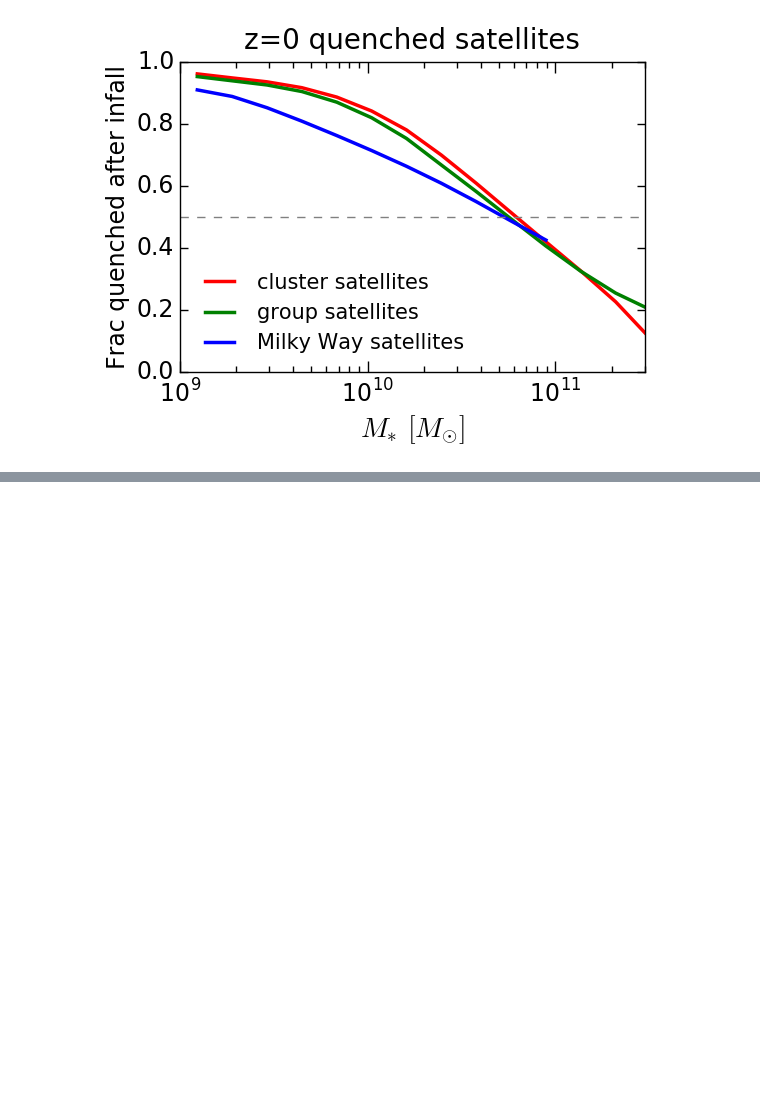
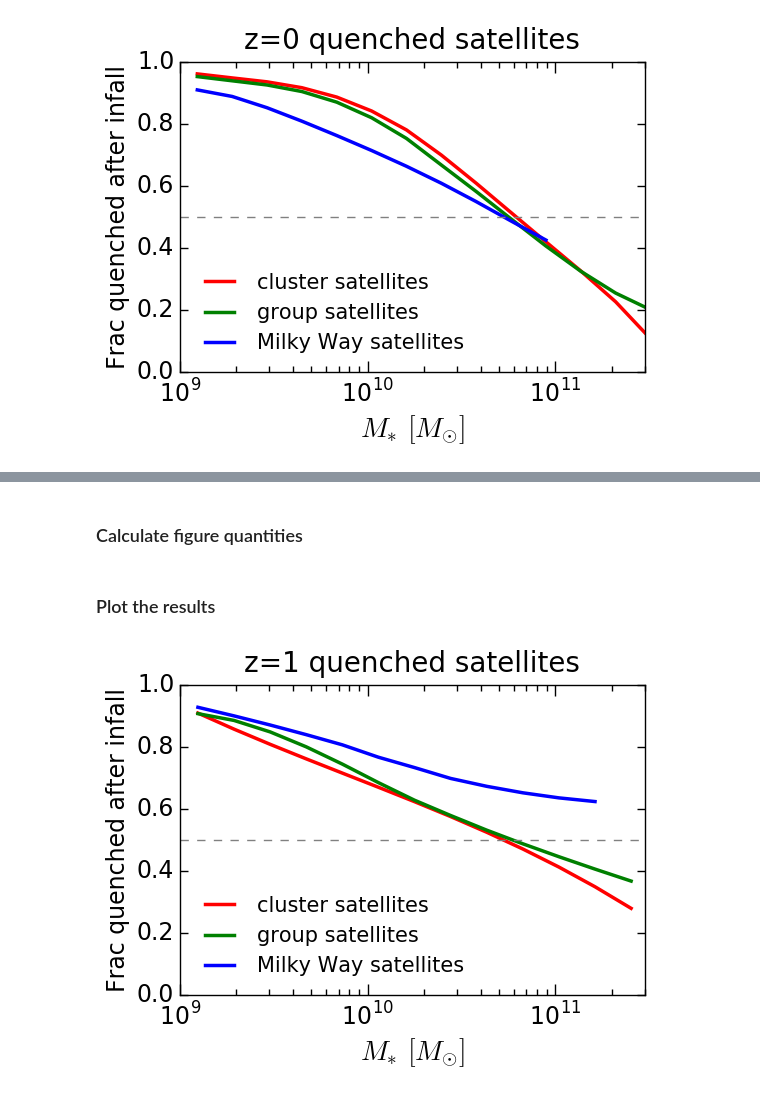
Before and after one commit to aphearin/time_evolving_cam_utils, a Jupyter notebook: plot_post_infall_quenching_fractions.ipynb, the cells around one changed output, grey strips where cells are left out. Saved outputs shown, nothing was run; the diff lists cells and outputs as text; code cells hidden in the pictures; blank space fills up the shorter version.

Commit message:
Added z=1 plot post_infall_quenching_fractions_z1.pdf

```diff
--- a/plot_post_infall_quenching_fractions.ipynb
+++ b/plot_post_infall_quenching_fractions.ipynb
@@ -118,0 +144,16 @@ fig.savefig('FIGS/post_infall_quenching_fractions_z0.pdf', bbox_extra_artists=[x
+# %%
+from halotools.utils import crossmatch
+
+cat['host_mpeak'] = cat['halo_mpeak']
+satmask = cat['halo_upid'] != -1
+sats = cat[satmask]
+cens = cat[~satmask]
+
+idxA, idxB = crossmatch(sats['halo_upid'], cat['halo_id'])
+sats['host_mpeak'][idxA] = cat['halo_mpeak'][idxB]
+cat['host_mpeak'][satmask] = sats['host_mpeak']
+
+quenched_satmask = np.log10(sats['sfr']/sats['stellar_mass']) < -11
+quenched_sats = sats[quenched_satmask]
+# %% [markdown]
+### Calculate figure quantities
@@ -118,0 +188,36 @@ fig.savefig('FIGS/post_infall_quenching_fractions_z0.pdf', bbox_extra_artists=[x
+# %% [markdown]
+### Plot the results
+# %%
+from scipy.signal import savgol_filter
+
+fig = plt.figure()
+ax = fig.add_subplot(111)
+
+xlabel = ax.set_xlabel(r'$M_{\ast}$ $[M_{\odot}]$', fontsize=20)
+ylabel = ax.set_ylabel('Frac quenched after infall', fontsize=17)
+title = ax.set_title('z=1 quenched satellites', fontsize=20, y=1.02) # y param fixes an overhanging title
+
+ax.plot(sm_mids, savgol_filter(frac_quenched_as_sat_cluster, 13, 3), color='red',
+        linewidth=2.5, label = "cluster satellites")
+
+ax.plot(sm_mids, savgol_filter(frac_quenched_as_sat_group, 9, 3), color='green',
+        linewidth=2.5, label = "group satellites")
+
+ax.plot(sm_mids[:-1], savgol_filter(frac_quenched_as_sat_milky_way[:-1], 9, 2), color='blue',
+        linewidth=2.5, label = "Milky Way satellites")
+
+ax.plot(np.logspace(9, 12, 100), np.zeros(100) + 0.5, '--', color='gray')
+
+plt.tick_params(axis='x', length=8, width=1, which='major')
+plt.tick_params(axis='x', length=4, width=1, which='minor')
+plt.tick_params(axis='y', length=6, width=1, which='major')
+plt.xscale('log')
+plt.xticks(fontsize=17)
+plt.yticks(fontsize=17)
+plt.xlim(xmin = 10**9, xmax=3*10**11)
+plt.ylim(ymin = 0, ymax = 1)
+plt.legend(frameon=False, loc='lower left', fontsize=15)
+
+fig.savefig('FIGS/post_infall_quenching_fractions_z1.pdf', bbox_extra_artists=[xlabel, ylabel], bbox_inches='tight')
+# %% [output]
+[figure, added]
```
Also changed, not shown: parts of 5 cells of this notebook, 1 other file.
